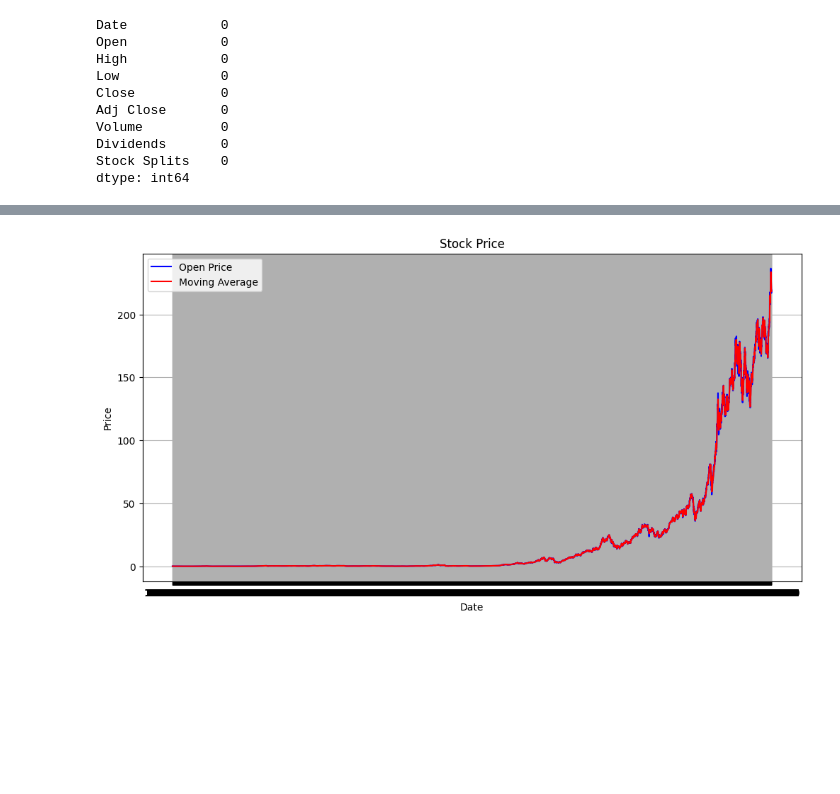
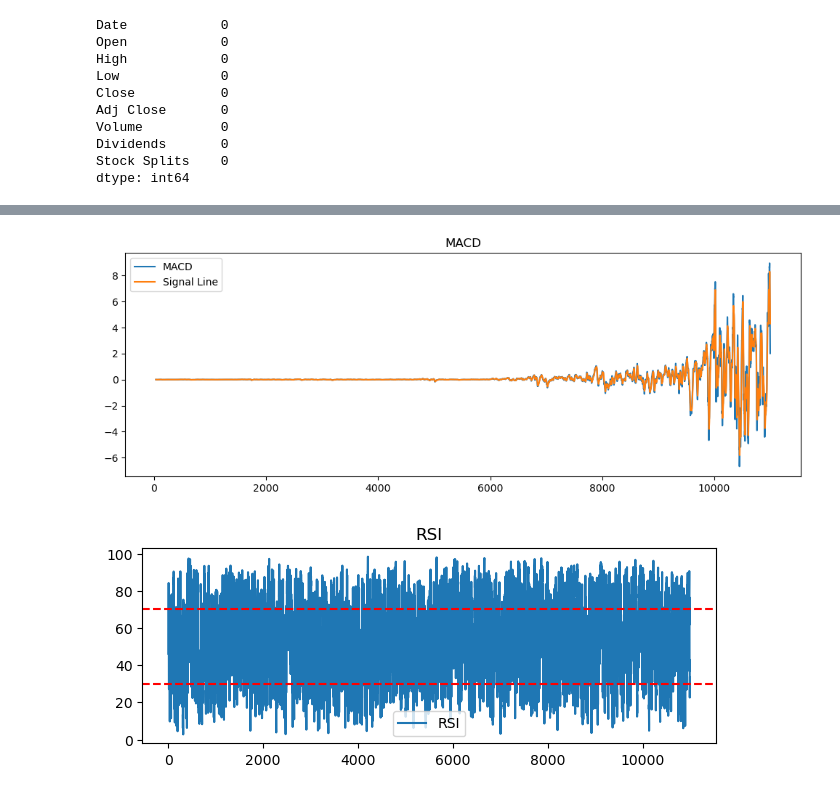
Before and after one commit to abrehamashebir/kaim3-stock-price-analysis, a Jupyter notebook: notebook/apple_stock-EDA.ipynb, the cells around one changed output, grey strips where cells are left out. Saved outputs shown, nothing was run; the diff lists cells and outputs as text; code cells hidden in the pictures; blank space fills up the shorter version.

Commit message:
Visualizing apple data using talib

```diff
--- a/notebook/apple_stock-EDA.ipynb
+++ b/notebook/apple_stock-EDA.ipynb
@@ -15,5 +22,6 @@ from visualize_stock_data import plot_stock
 # %%
-apple_data = data_loader('../dataset/AAPL_historical_data.csv')
+data = '../dataset/AAPL_historical_data.csv'
+apple_data = data_loader(data)
 # %%
 apple_data
 # %% [output]
@@ -96,4 +88,0 @@ Name: moving_average, Length: 10998, dtype: float64
-# %%
-apple_data['moving_average'] = stock_moving_average(apple_data['Open'], window=5)
-
-apple_data['moving_average'] = apple_data['Open'].rolling(window=3).mean()
@@ -99,0 +94,5 @@ apple_data['moving_average'] = apple_data['Open'].rolling(window=3).mean()
+# %%
+apple_data['moving_average'] = stock_moving_average(apple_data['Close'],window=5)
+apple_data['RSI'] =  RSI_indicator(apple_data['Close'], window= 5)
+apple_data['MACD'], apple_data['MACD_signal'], apple_data['MACD_hist']  = MACD_indicator(apple_data['Close'])
+apple_data['Daily_Return'] = apple_data['Adj Close'].pct_change()
@@ -100,4 +133,9 @@ apple_data['moving_average'] = apple_data['Open'].rolling(window=3).mean()
+# %%
+
+visualize_MACD(apple_data)
+# %% [output]
+[figure, added]
 # %%
-plot_stock(apple_data)
+visualize_RSI(apple_data)
 # %% [output]
-[figure, old version]
+[figure, new version]
```
Also changed, not shown: parts of 14 cells of this notebook, 2 other files.
